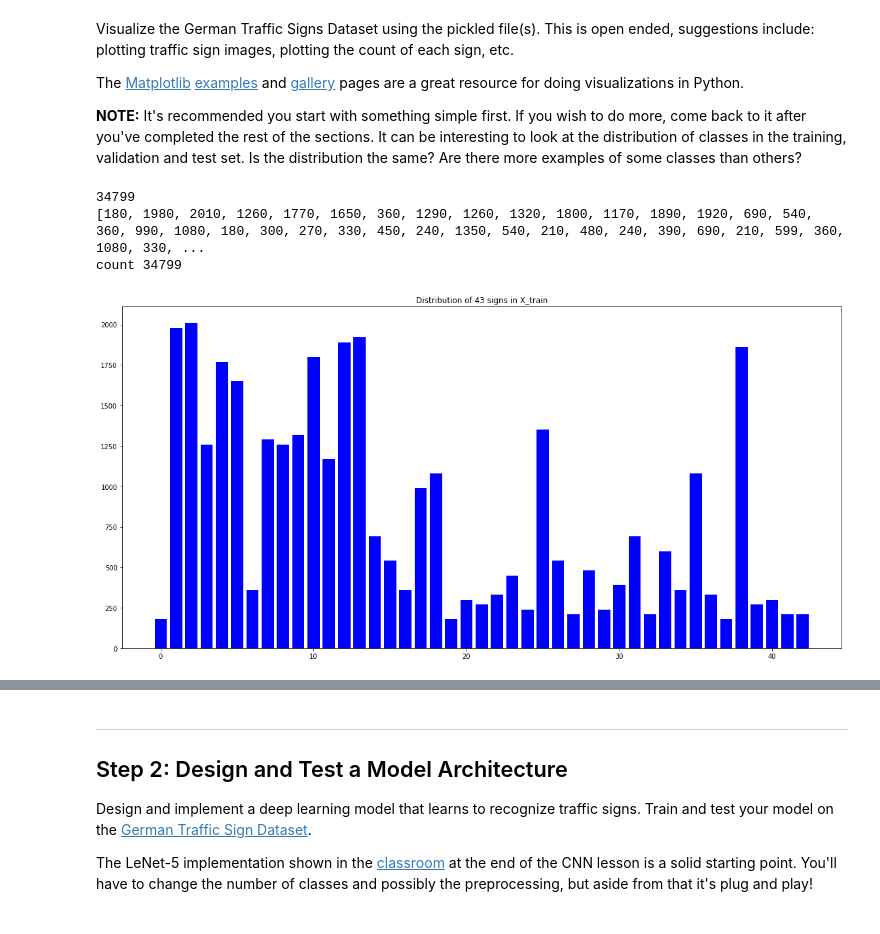
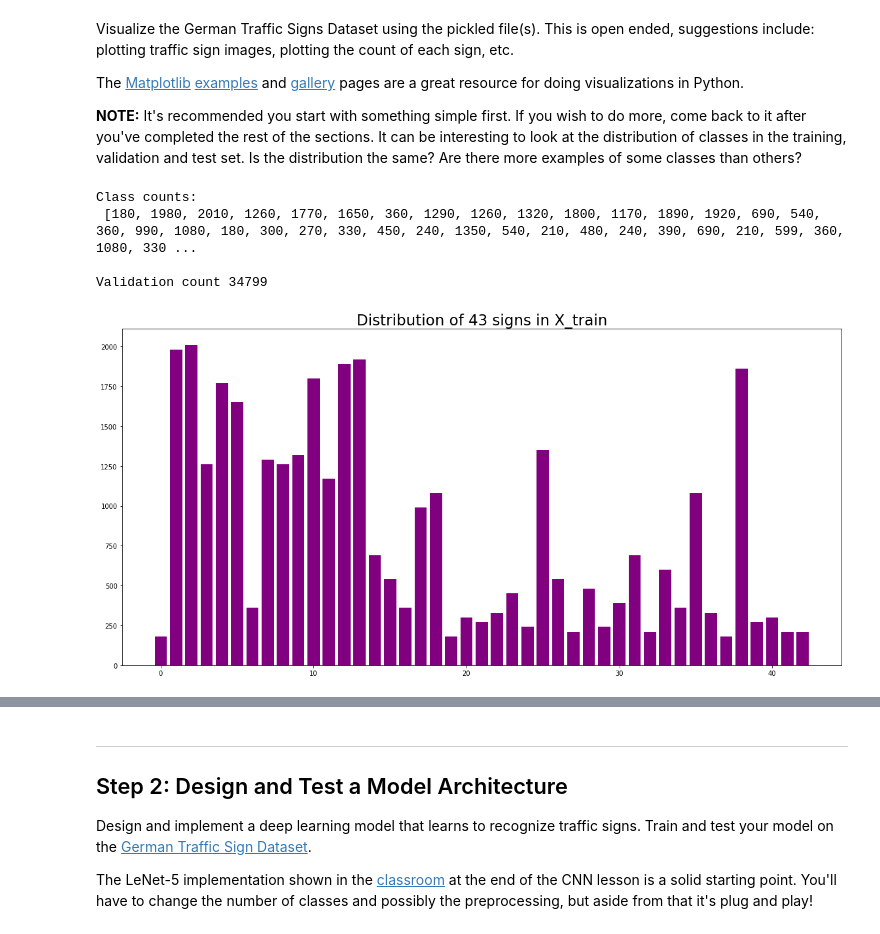
Before and after one commit to ssssundar/Traffic_Sign_Classifier, a Jupyter notebook: Traffic_Sign_Classifier.ipynb, the cells around one changed output, grey strips where cells are left out. Drawn from its saved outputs; the diff is of its cells as text; code cells hidden in the pictures.

```diff
--- a/Traffic_Sign_Classifier.ipynb
+++ b/Traffic_Sign_Classifier.ipynb
@@ -124,34 +161,28 @@ import matplotlib.pyplot as plt
 # %%
 # Plot how many signs of each class in training data
-# convert this to a function that takes train, test and validate images
-# and plot graphs for each one of them.
 
-count = 0
-print(len(y_train))
+validation_count = 0
 class_count = [0 for x in range (n_classes)]
+
 for i in range (0,len(y_train)):
     class_count[y_train[i]] += 1
-print(class_count)
-#plot the class_count[]
+print("Class counts: \n", class_count)
 
-# Verify that the counts add up to the total count.
+# Verify that the counts for each sign matches the total count in y_train
 for i in class_count:
-    count += i
-print("count", count)
+    validation_count += i
+print("\nValidation count", validation_count)
 
-
+# Plot the distribution of the counts for each of the signs.
 fig, ax0 = plt.subplots(ncols=1, figsize=(16, 8))
-#ax0.hist(class_count, 43, normed=1, histtype='stepfilled', facecolor='g', alpha=0.75)
-ax0.set_title('Distribution of 43 signs in X_train')
+ax0.set_title('Distribution of 43 signs in X_train', fontsize=23)
 fig.tight_layout()
-
-#plt.hist(class_count, bins=43, normed=1)
-
 xaxis = range(n_classes)
-ax0.bar(xaxis, class_count, color="blue")
+ax0.bar(xaxis, class_count, color="purple")
 plt.show()
 # %% [output]
-34799
-[180, 1980, 2010, 1260, 1770, 1650, 360, 1290, 1260, 1320, 1800, 1170, 1890, 1920, 690, 540, 360, 990, 1080, 180, 300, 270, 330, 450, 240, 1350, 540, 210, 480, 240, 390, 690, 210, 599, 360, 1080, 330, ...
-count 34799
+Class counts:
+ [180, 1980, 2010, 1260, 1770, 1650, 360, 1290, 1260, 1320, 1800, 1170, 1890, 1920, 690, 540, 360, 990, 1080, 180, 300, 270, 330, 450, 240, 1350, 540, 210, 480, 240, 390, 690, 210, 599, 360, 1080, 330 ...
+
+Validation count 34799
-[figure, old version]
+[figure, new version]
```
Also changed, not shown: parts of 29 cells of this notebook.
